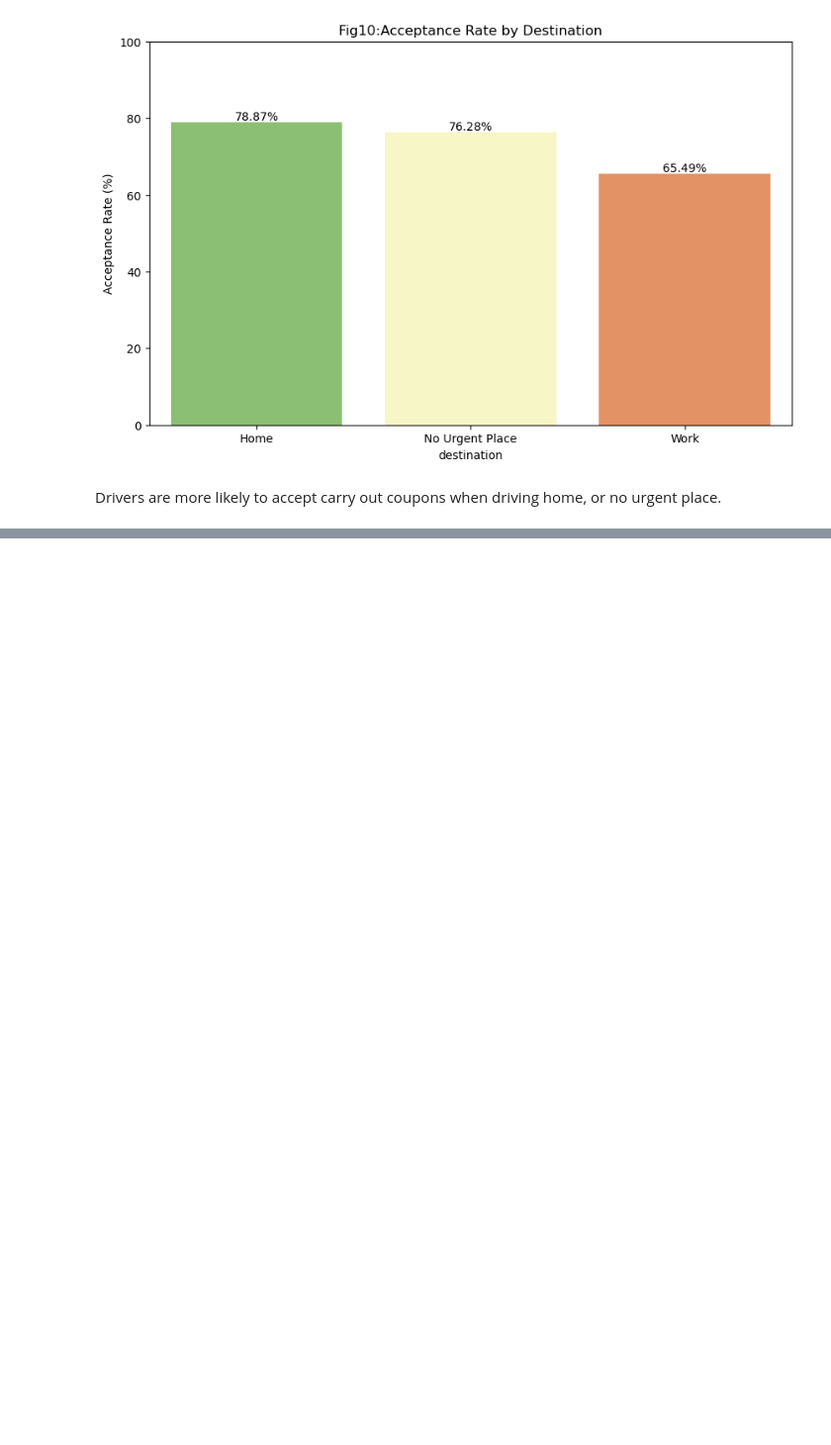
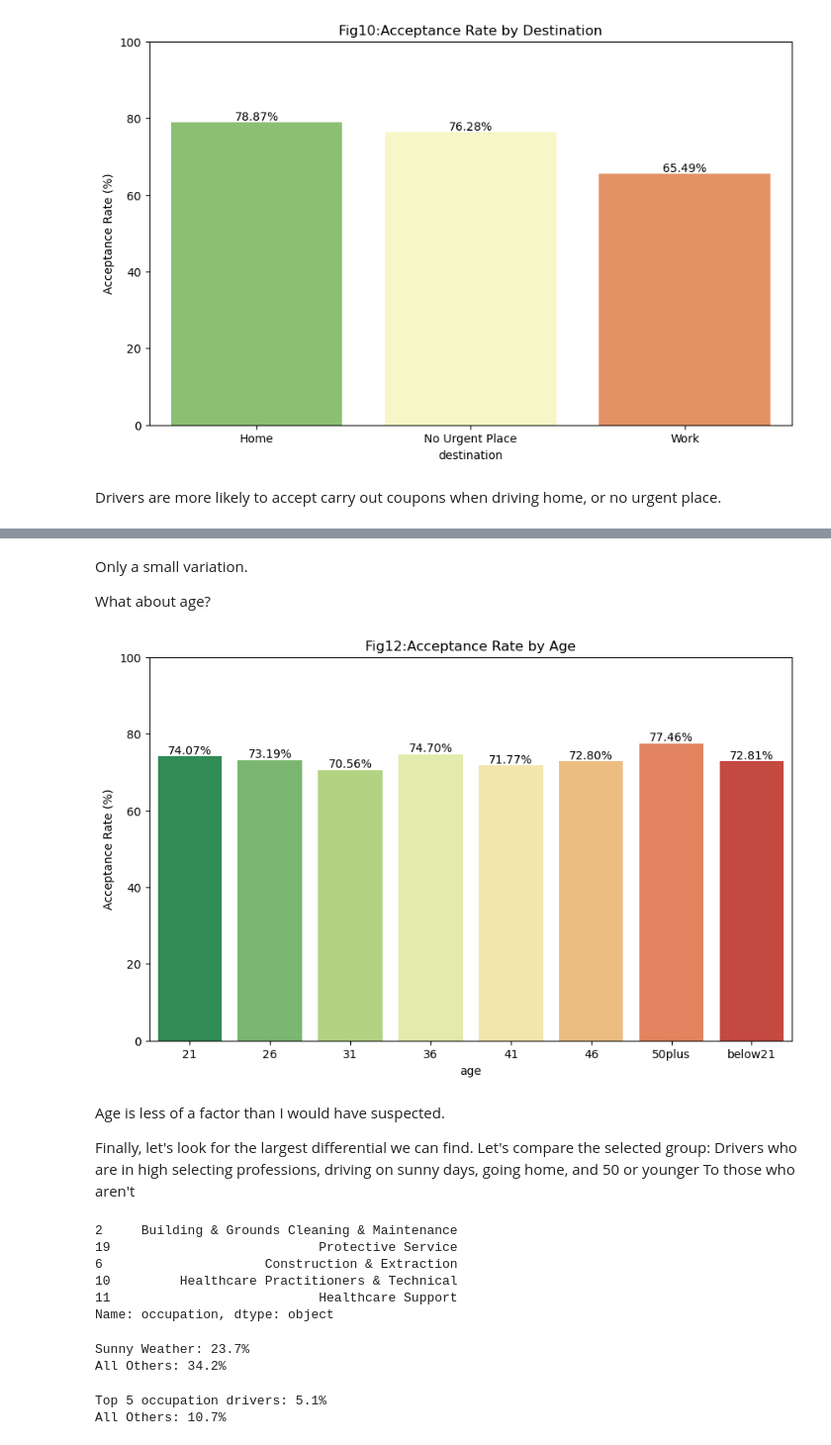
Before and after one commit to johnprg/coupon-data, a Jupyter notebook: coupondata.ipynb, the cells around one changed output, grey strips where cells are left out. Shown: that part at 99% size. Drawn from its saved outputs; the diff is of its cells as text; code cells hidden in the pictures; blank space fills up the shorter version.

```diff
--- a/coupondata.ipynb
+++ b/coupondata.ipynb
@@ -499,0 +527,58 @@ Drivers are more likely to accept carry out coupons when driving home, or no urg
+# %% [markdown]
+Only a small variation.
+
+What about age?
+# %%
+accept_chart(carry_out_df, 'age', 'Acceptance Rate by Age', 12)
+# %% [output]
+[figure, added]
+# %% [markdown]
+Age is less of a factor than I would have suspected.
+
+Finally, let's look for the largest differential we can find.  Let's compare the selected group:
+Drivers who are in high selecting professions, driving on sunny days, going home, and 50 or younger
+To those who aren't
+# %%
+# Calculate the acceptance rate by occupation
+acceptance_rate_by_occupation = carry_out_df.groupby('occupation')['Y'].mean().reset_index()
+
+# Sort the dataframe by acceptance rate in descending order
+acceptance_rate_by_occupation = acceptance_rate_by_occupation.sort_values('Y', ascending=False)
+
+#save the top 5 occupations
+top_occupations = acceptance_rate_by_occupation.sort_values('Y', ascending=False).head(5)['occupation']
+print(top_occupations)
+# %% [output]
+2     Building & Grounds Cleaning & Maintenance
+19                           Protective Service
+6                     Construction & Extraction
+10         Healthcare Practitioners & Technical
+11                           Healthcare Support
+Name: occupation, dtype: object
+# %%
+
+df = carry_out_df[['occupation', 'age', 'destination', 'weather', 'Y']]
+mask = (df['weather'] == 'Sunny')
+
+select_df = df.loc[mask]
+ns_df = df.loc[~mask]
+
+accept_count(select_df, "Sunny Weather")
+accept_count(ns_df, 'All Others')
+# %% [output]
+Sunny Weather: 23.7%
+All Others: 34.2%
+# %%
+
+
+# build the complex expression
+mask = ((df['occupation'].isin(top_occupations)) & (df['destination'] == 'Home') & (df['weather'] == 'Sunny'))
+
+select_df = df.loc[mask]
+ns_df = df.loc[~mask]
+
+accept_count(select_df, "Top 5 occupation drivers")
+accept_count(ns_df, 'All Others')
+# %% [output]
+Top 5 occupation drivers: 5.1%
+All Others: 10.7%
```
Also changed, not shown: parts of 12 cells of this notebook, 4 other files.
